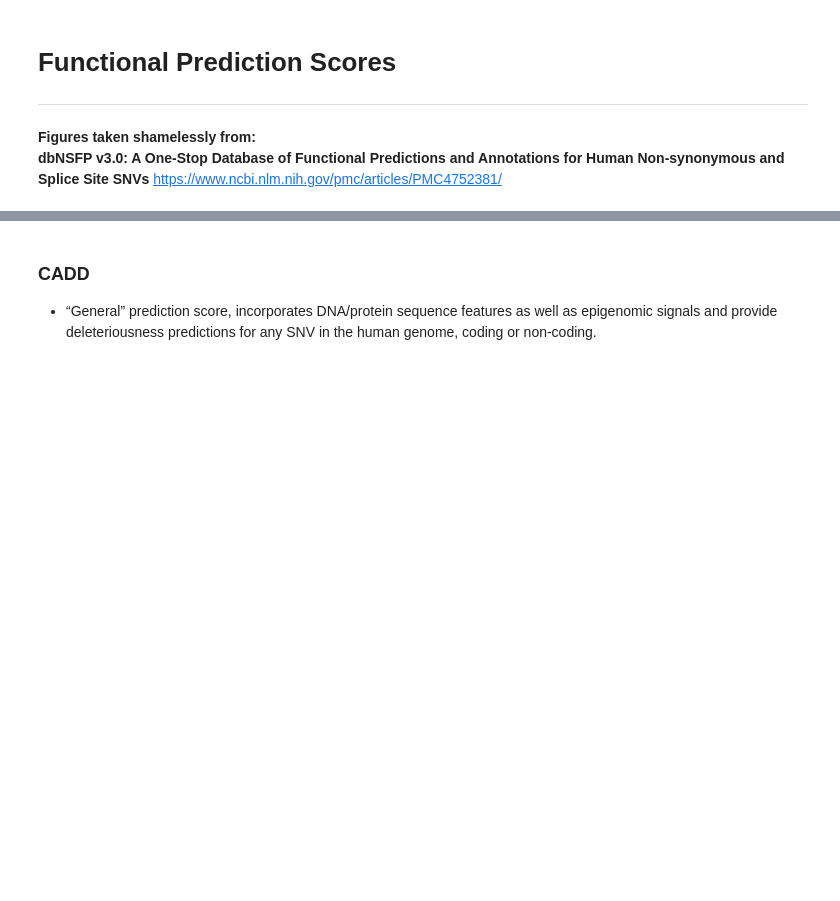
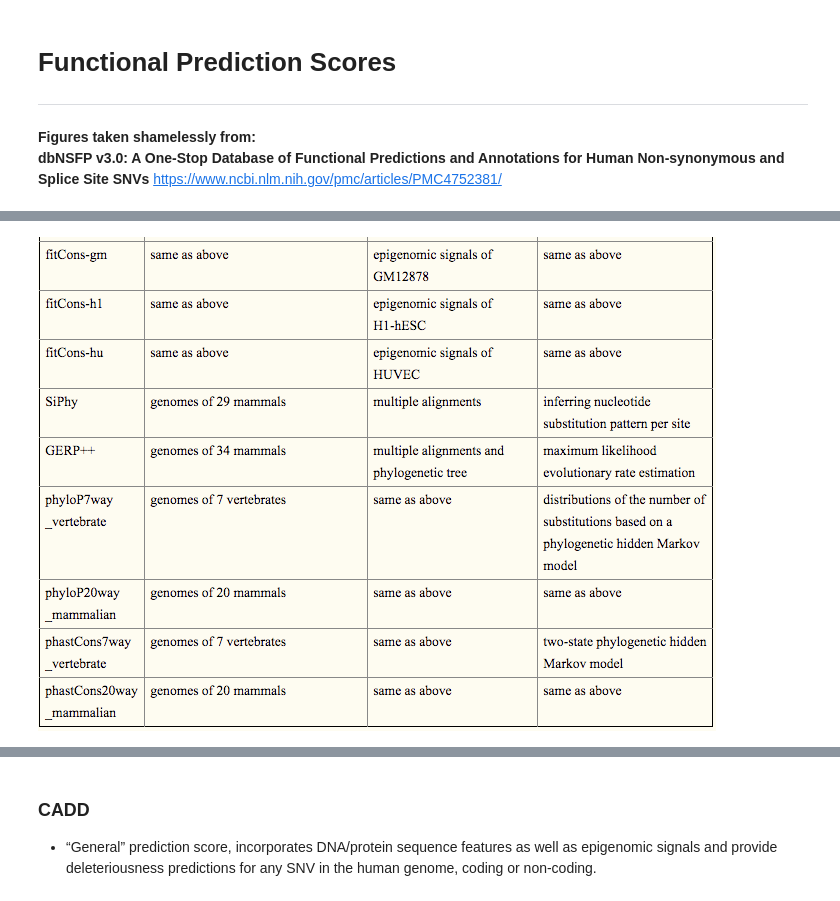
Before and after one commit to danielanach/glyco-clinvar, a Jupyter notebook: code/07_pathogenicity_scores.ipynb, the cells around one changed output, grey strips where cells are left out. Cells and saved outputs as stored; diff of their text form; code cells hidden in the pictures; blank space fills up the shorter version.

```diff
--- a/code/07_pathogenicity_scores.ipynb
+++ b/code/07_pathogenicity_scores.ipynb
@@ -15,0 +13,4 @@ https://www.ncbi.nlm.nih.gov/pmc/articles/PMC4752381/
+# %%
+Image(filename='../data/media/dbnsfp_table1_2.png')
+# %% [output]
+[figure, added]
```
Also changed, not shown: parts of 7 cells of this notebook, 4 other files.
